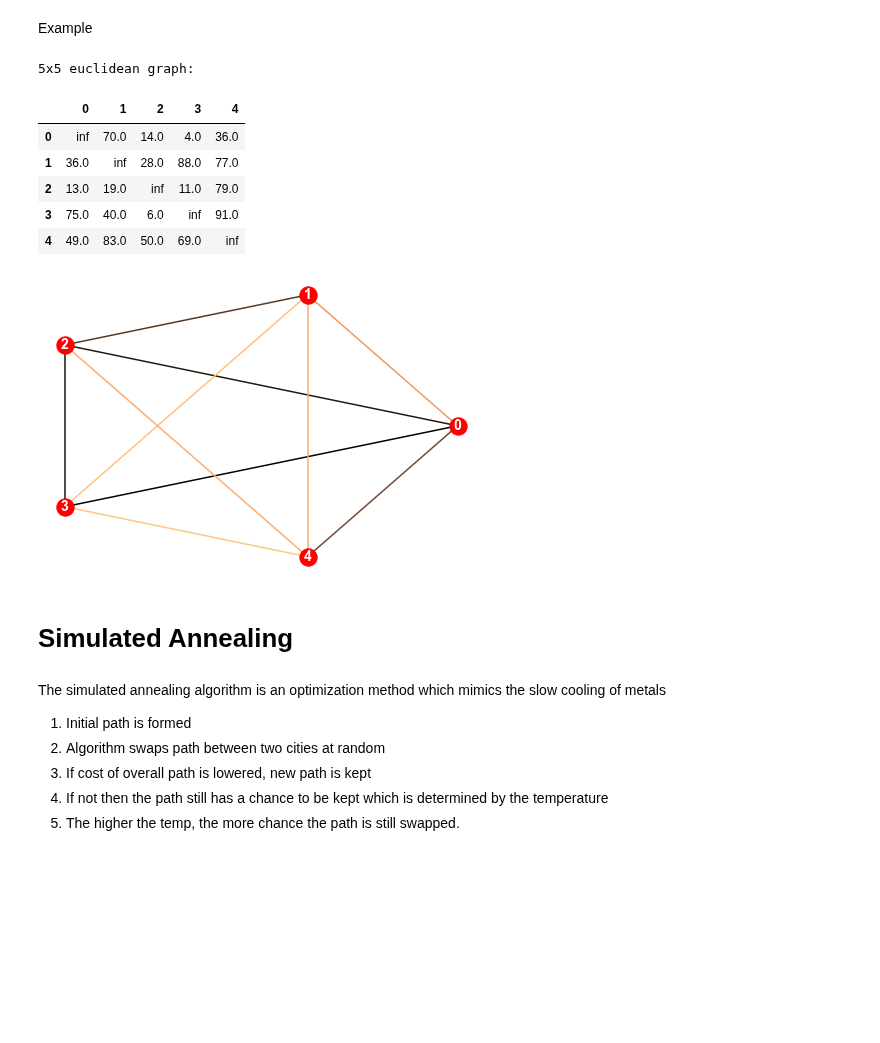
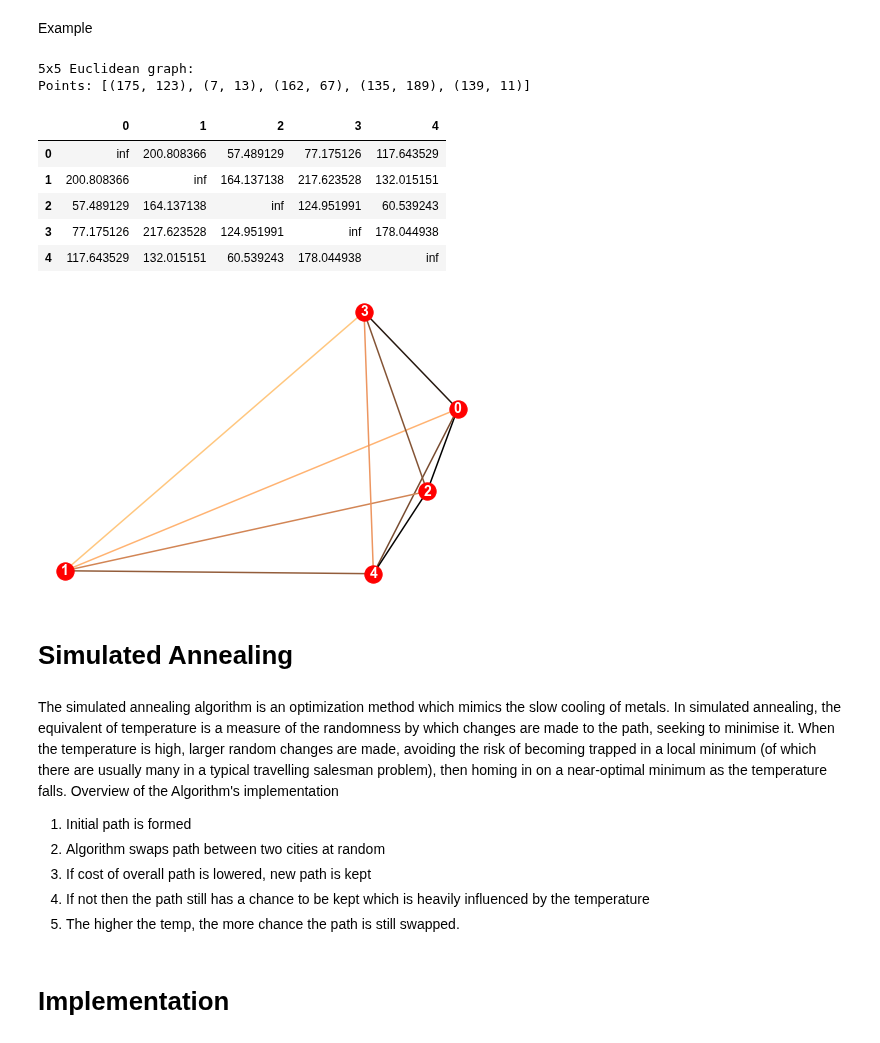
Before and after one commit to danielj0nes/metaheuristics, a Jupyter notebook: SA.ipynb, the cells around one changed output. Saved outputs shown, nothing was run; the diff lists cells and outputs as text; code cells hidden in the pictures; blank space fills up the shorter version.

```diff
--- a/SA.ipynb
+++ b/SA.ipynb
@@ -150,26 +150,29 @@ def draw(G, path=None, weight_tags=False):
 # %% [markdown]
 Example
 # %%
-G = Graph(5,"euclidean")
+G = Graph(5,"Euclidean")
 show(G)
 draw(G)
 # %% [output]
-5x5 euclidean graph:
+5x5 Euclidean graph:
+Points: [(175, 123), (7, 13), (162, 67), (135, 189), (139, 11)]
 |  | 0 | 1 | 2 | 3 | 4 |
-| 0 | inf | 70.0 | 14.0 | 4.0 | 36.0 |
-| 1 | 36.0 | inf | 28.0 | 88.0 | 77.0 |
-| 2 | 13.0 | 19.0 | inf | 11.0 | 79.0 |
-| 3 | 75.0 | 40.0 | 6.0 | inf | 91.0 |
-| 4 | 49.0 | 83.0 | 50.0 | 69.0 | inf |
+| 0 | inf | 200.808366 | 57.489129 | 77.175126 | 117.643529 |
+| 1 | 200.808366 | inf | 164.137138 | 217.623528 | 132.015151 |
+| 2 | 57.489129 | 164.137138 | inf | 124.951991 | 60.539243 |
+| 3 | 77.175126 | 217.623528 | 124.951991 | inf | 178.044938 |
+| 4 | 117.643529 | 132.015151 | 60.539243 | 178.044938 | inf |
-[figure, old version]
+[figure, new version]
 # %% [markdown]
 # Simulated Annealing
 # %% [markdown]
-The simulated annealing algorithm is an optimization method which mimics the slow cooling of metals
-
+The simulated annealing algorithm is an optimization method which mimics the slow cooling of metals. In simulated annealing, the equivalent of temperature is a measure of the randomness by which changes are made to the path, seeking to minimise it. When the temperature is high, larger random changes are made, avoiding the risk of becoming trapped in a local minimum (of which there are usually many in a typical travelling salesman problem), then homing in on a near-optimal minimum as the temperature falls.
+Overview of the Algorithm's implementation
 1. Initial path is formed
 1. Algorithm swaps path between two cities at random
 1. If cost of overall path is lowered, new path is kept
-1. If not then the path still has a chance to be kept which is determined by the temperature
+1. If not then the path still has a chance to be kept which is heavily influenced by the temperature
 1. The higher the temp, the more chance the path is still swapped.
+# %% [markdown]
+# Implementation
 # %%
```
Also changed, not shown: parts of 3 cells of this notebook.
